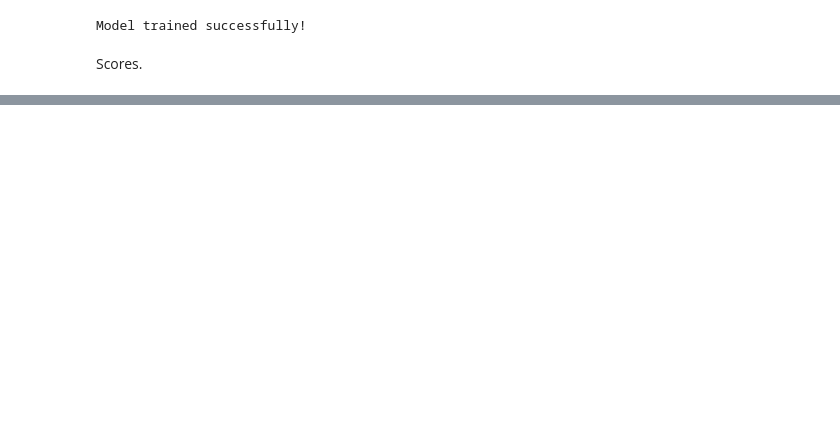
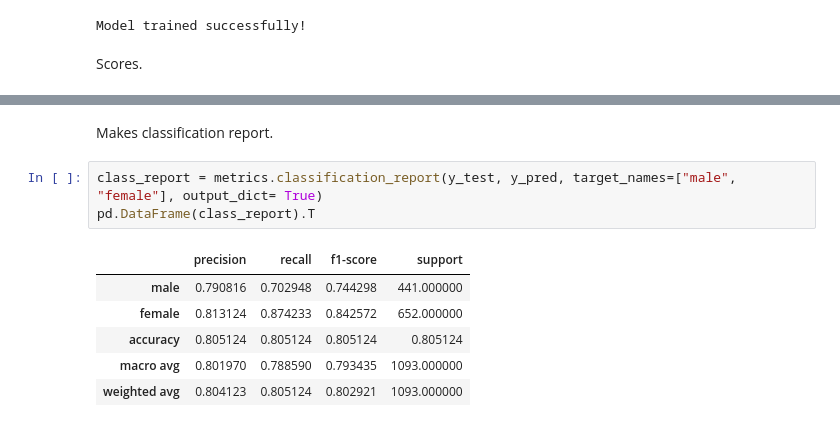
Before and after one commit to lucianoacsilva/face-recognition-app, a Jupyter notebook: Module_2/SVM_Model.ipynb, the cells around one changed output, grey strips where cells are left out. Saved outputs shown, nothing was run; the diff lists cells and outputs as text; blank space fills up the shorter version.

```diff
--- a/Module_2/SVM_Model.ipynb
+++ b/Module_2/SVM_Model.ipynb
@@ -41,0 +71,12 @@ model.score(x_train, y_train), model.score(x_test, y_test)
+# %% [markdown]
+Makes classification report.
+# %%
+class_report = metrics.classification_report(y_test, y_pred, target_names=["male", "female"], output_dict= True)
+pd.DataFrame(class_report).T
+# %% [output]
+|  | precision | recall | f1-score | support |
+| male | 0.790816 | 0.702948 | 0.744298 | 441.000000 |
+| female | 0.813124 | 0.874233 | 0.842572 | 652.000000 |
+| accuracy | 0.805124 | 0.805124 | 0.805124 | 0.805124 |
+| macro avg | 0.801970 | 0.788590 | 0.793435 | 1093.000000 |
+| weighted avg | 0.804123 | 0.805124 | 0.802921 | 1093.000000 |
```
Also changed, not shown: parts of 8 cells of this notebook.
